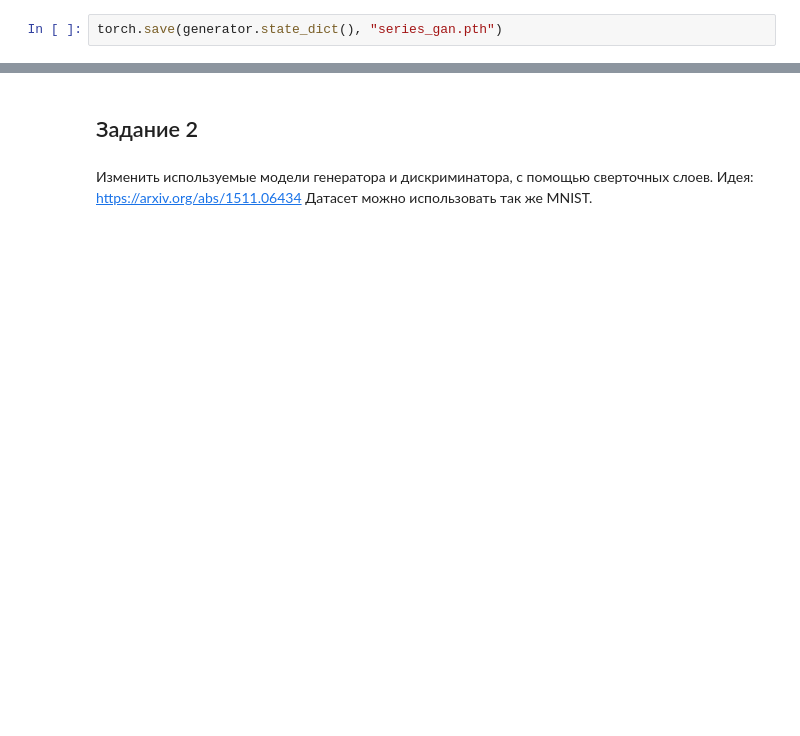
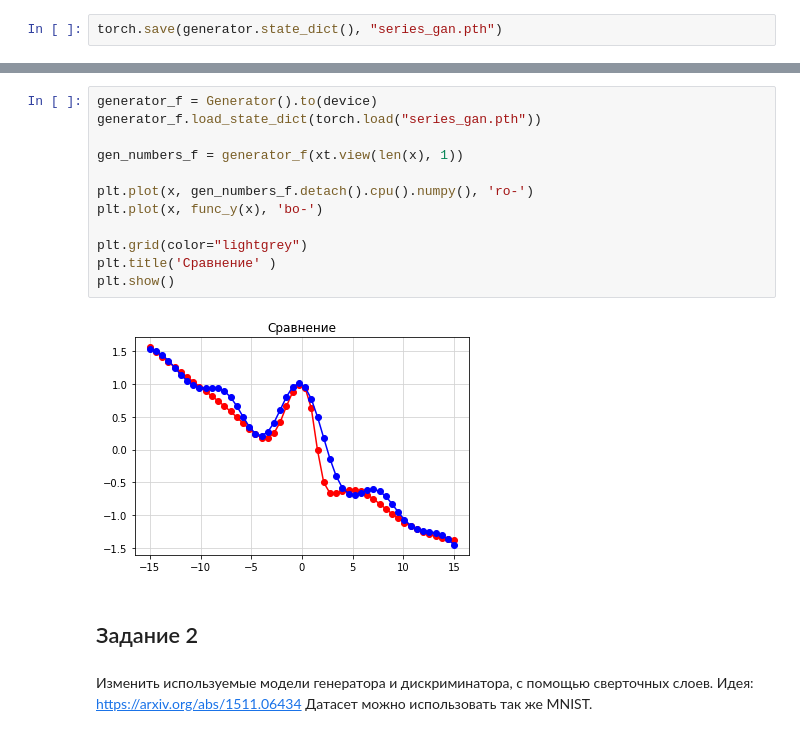
Before and after one commit to VitalyGladyshev/gb_pytorch, a Jupyter notebook: HW_03_Pytorch.ipynb, the cells around one changed output, grey strips where cells are left out. Saved outputs shown, nothing was run; the diff lists cells and outputs as text; blank space fills up the shorter version.

```diff
--- a/HW_03_Pytorch.ipynb
+++ b/HW_03_Pytorch.ipynb
@@ -291,3 +302,17 @@ plt.show()
+# %%
+generator_f = Generator().to(device)
+generator_f.load_state_dict(torch.load("series_gan.pth"))
+
+gen_numbers_f = generator_f(xt.view(len(x), 1))
+
+plt.plot(x, gen_numbers_f.detach().cpu().numpy(), 'ro-')
+plt.plot(x, func_y(x), 'bo-')
+
+plt.grid(color="lightgrey")
+plt.title('Сравнение' )
+plt.show()
+# %% [output]
+[figure, added]
 # %% [markdown]
 ## Задание 2
 # %% [markdown]
```
Also changed, not shown: parts of 12 cells of this notebook.
